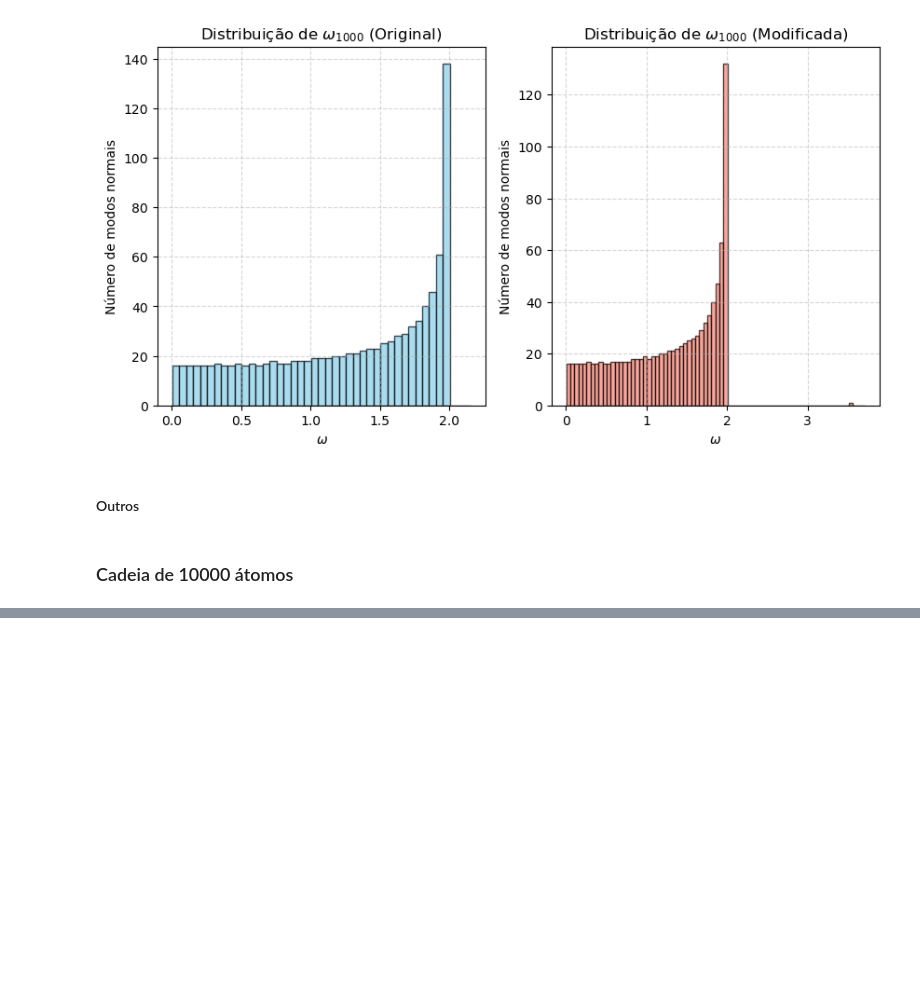
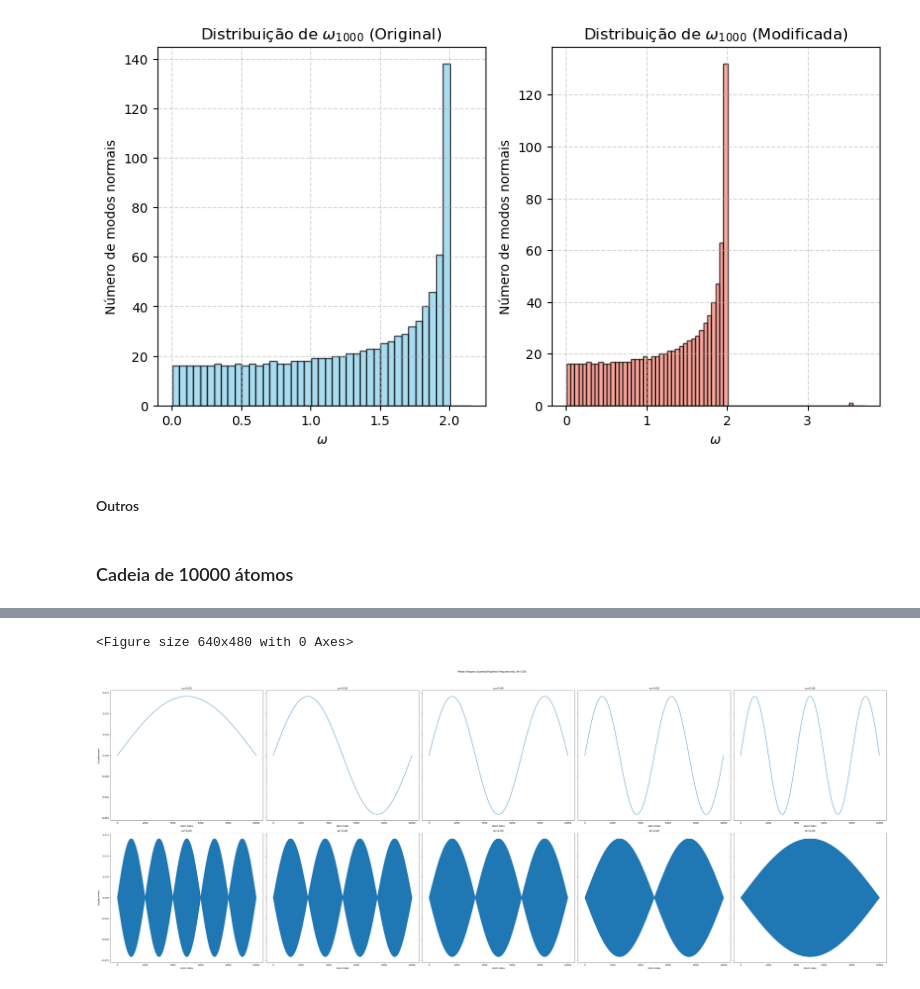
Before and after one commit to aragaoiberis/atv5, a Jupyter notebook: atv5.ipynb, the cells around one changed output, grey strips where cells are left out. Drawn from its saved outputs; the diff is of its cells as text; code cells hidden in the pictures; blank space fills up the shorter version.

```diff
--- a/atv5.ipynb
+++ b/atv5.ipynb
@@ -244,14 +265,17 @@ plt.show()
 # %%
-plt.figure(figsize=(12, 8))
-modes_to_plot = list(range(5)) + list(range(N0-5, N0))
-fig, axs = plt.subplots(2, 5, figsize=(15, 6), sharey=True)
-for idx, mode in enumerate(modes_to_plot):
+plt.figure()
+modplot = list(range(5)) + list(range(N3-5, N3))
+fig, axs = plt.subplots(2, 5, figsize=(50, 20), sharey=True)
+for idx, mode in enumerate(modplot):
     ax = axs[idx//5, idx%5]
-    ax.plot(modes_0[:, mode], marker='o')
-    ax.set_title(f'ω={omega_0[mode]:.2f}')
+    ax.plot(v_10000[:, mode], marker='.', markersize = 0.1, markeredgecolor='none')
+    ax.set_title(f'ω={w10000[mode]:.2f}')
     ax.set_xlabel('Atom Index')
     if idx % 5 == 0:
         ax.set_ylabel('Displacement')
 fig.suptitle('Mode Shapes (Lowest/Highest Frequencies), N=100')
 plt.tight_layout(rect=[0, 0.03, 1, 0.95])
 plt.show()
+# %% [output]
+<Figure size 640x480 with 0 Axes>
+[figure, added]
```
Also changed, not shown: parts of 2 cells of this notebook.
